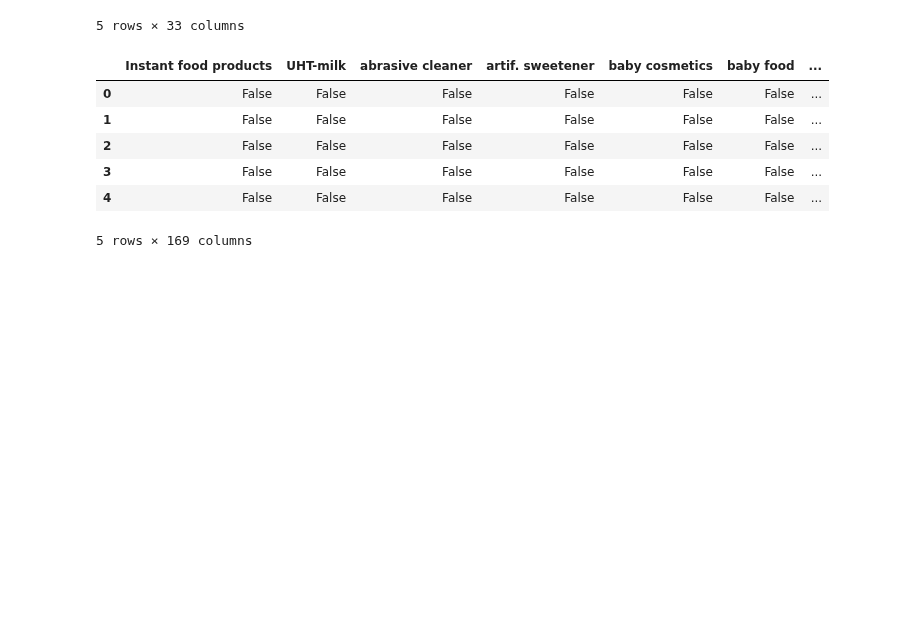
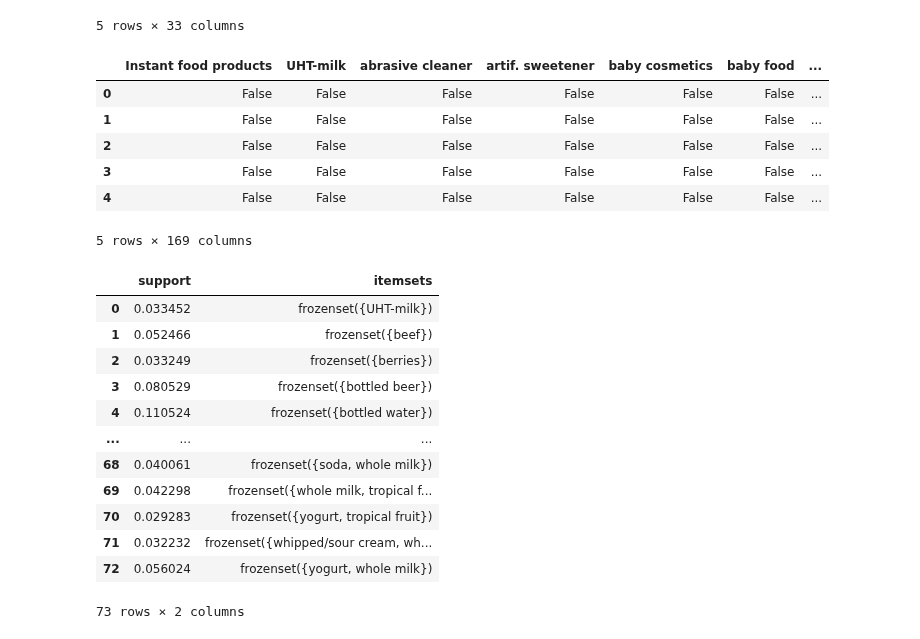
Before and after one commit to kailiwheeler/dsa425, a Jupyter notebook: projects/market basket/groceries_template.ipynb, the cells around one changed output. Saved outputs shown, nothing was run; the diff lists cells and outputs as text; code cells hidden in the pictures; blank space fills up the shorter version.

```diff
--- a/projects/market basket/groceries_template.ipynb
+++ b/projects/market basket/groceries_template.ipynb
@@ -42,3 +46,22 @@ market_basket.head()
 | 3 | False | False | False | False | False | False | ... |
 | 4 | False | False | False | False | False | False | ... |
 5 rows × 169 columns
+# %%
+# call apriori function and pass minimum support here  - this determines the number of times in total number of transaction that item was present.
+frequent_itemsets = apriori(market_basket, min_support=0.028, use_colnames=True)
+# it will generate frequent itemsets using two step approach
+frequent_itemsets
+# %% [output]
+|  | support | itemsets |
+| 0 | 0.033452 | frozenset({UHT-milk}) |
+| 1 | 0.052466 | frozenset({beef}) |
+| 2 | 0.033249 | frozenset({berries}) |
+| 3 | 0.080529 | frozenset({bottled beer}) |
+| 4 | 0.110524 | frozenset({bottled water}) |
+| ... | ... | ... |
+| 68 | 0.040061 | frozenset({soda, whole milk}) |
+| 69 | 0.042298 | frozenset({whole milk, tropical f... |
+| 70 | 0.029283 | frozenset({yogurt, tropical fruit}) |
+| 71 | 0.032232 | frozenset({whipped/sour cream, wh... |
+| 72 | 0.056024 | frozenset({yogurt, whole milk}) |
+73 rows × 2 columns
```
Also changed, not shown: parts of 3 cells of this notebook, 2 other files.
